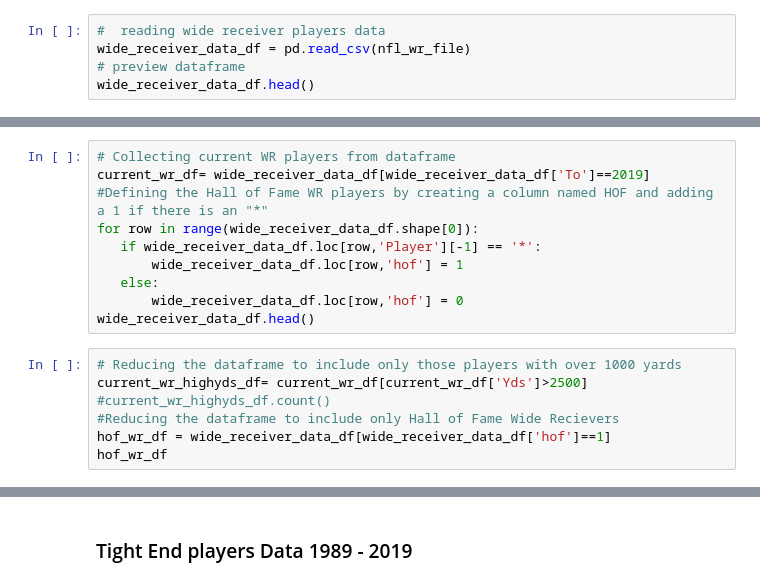
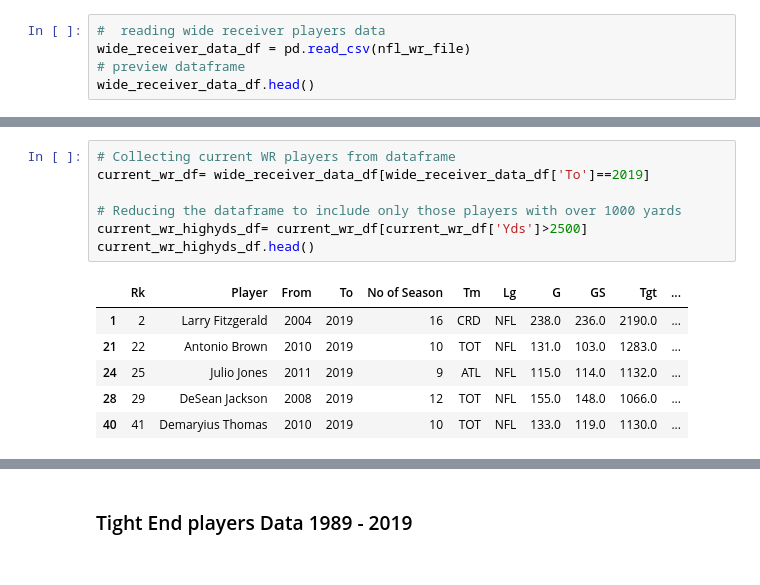
Before and after one commit to ankitapatel9/NFL-project, a Jupyter notebook: nfl-player-data.ipynb, the cells around one changed output, grey strips where cells are left out. Drawn from its saved outputs; the diff is of its cells as text.

```diff
--- a/nfl-player-data.ipynb
+++ b/nfl-player-data.ipynb
@@ -334,17 +383,14 @@ wr_arr[wr_arr<= wr_lower_boundary]
-# %%
-# Collecting current WR players from dataframe
-current_wr_df= wide_receiver_data_df[wide_receiver_data_df['To']==2019]
-#Defining the Hall of Fame WR players by creating a column named HOF and adding a 1 if there is an "*"
-for row in range(wide_receiver_data_df.shape[0]):
-   if wide_receiver_data_df.loc[row,'Player'][-1] == '*':
-       wide_receiver_data_df.loc[row,'hof'] = 1
-   else:
-       wide_receiver_data_df.loc[row,'hof'] = 0
-wide_receiver_data_df.head()
 # %%
+# Collecting current WR players from dataframe
+current_wr_df= wide_receiver_data_df[wide_receiver_data_df['To']==2019]
+
 # Reducing the dataframe to include only those players with over 1000 yards
 current_wr_highyds_df= current_wr_df[current_wr_df['Yds']>2500]
-#current_wr_highyds_df.count()
-#Reducing the dataframe to include only Hall of Fame Wide Recievers
-hof_wr_df = wide_receiver_data_df[wide_receiver_data_df['hof']==1]
-hof_wr_df
+current_wr_highyds_df.head()
+# %% [output]
+|  | Rk | Player | From | To | No of Season | Tm | Lg | G | GS | Tgt | ... |
+| 1 | 2 | Larry Fitzgerald | 2004 | 2019 | 16 | CRD | NFL | 238.0 | 236.0 | 2190.0 | ... |
+| 21 | 22 | Antonio Brown | 2010 | 2019 | 10 | TOT | NFL | 131.0 | 103.0 | 1283.0 | ... |
+| 24 | 25 | Julio Jones | 2011 | 2019 | 9 | ATL | NFL | 115.0 | 114.0 | 1132.0 | ... |
+| 28 | 29 | DeSean Jackson | 2008 | 2019 | 12 | TOT | NFL | 155.0 | 148.0 | 1066.0 | ... |
+| 40 | 41 | Demaryius Thomas | 2010 | 2019 | 10 | TOT | NFL | 133.0 | 119.0 | 1130.0 | ... |
```
Also changed, not shown: parts of 12 cells of this notebook.
